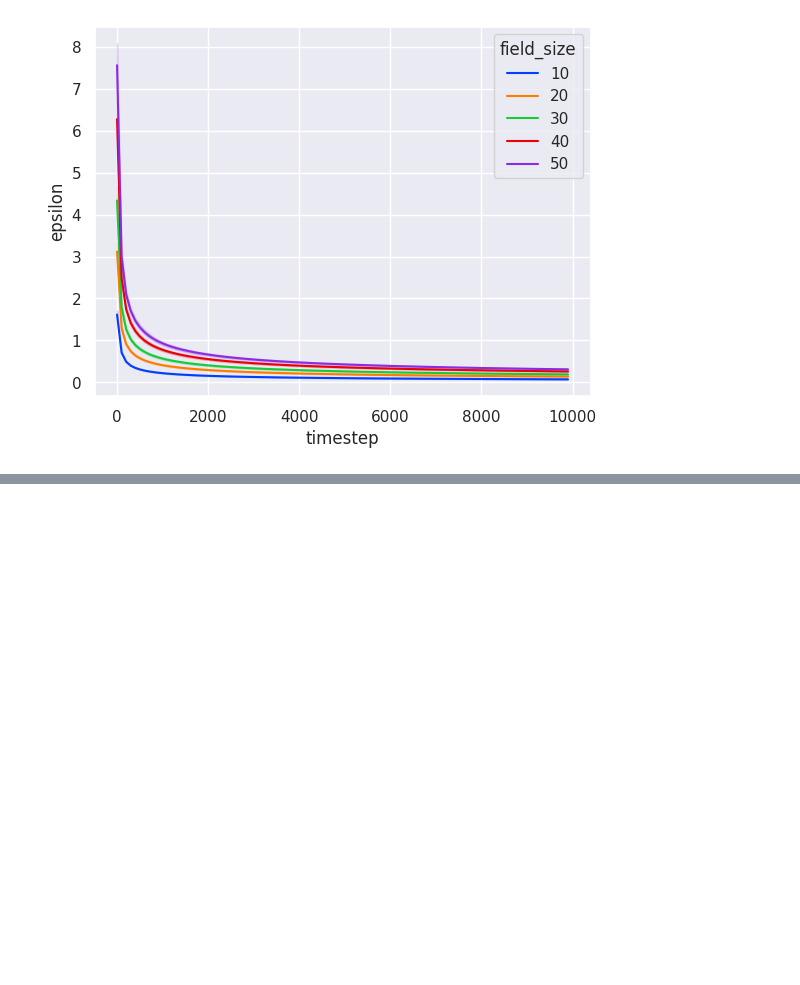
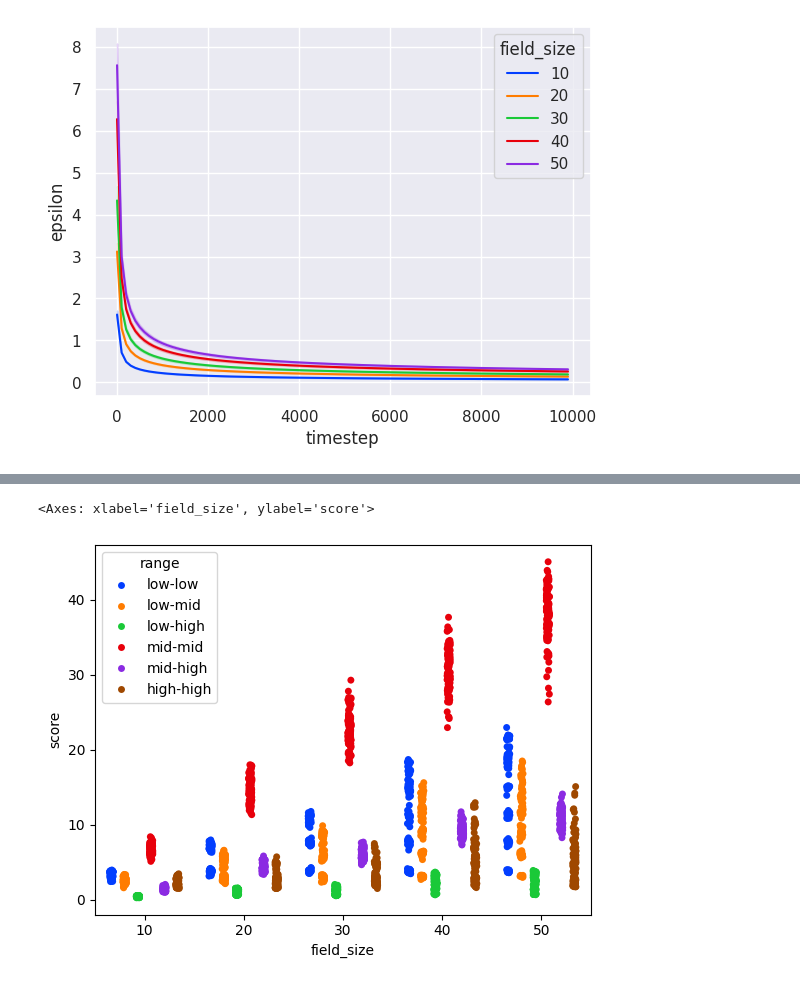
Before and after one commit to kuben-joz/algo-econ-hw3, a Jupyter notebook: src/report.ipynb, the cells around one changed output, grey strips where cells are left out. Drawn from its saved outputs; the diff is of its cells as text; code cells hidden in the pictures; blank space fills up the shorter version.

```diff
--- a/src/report.ipynb
+++ b/src/report.ipynb
@@ -206,3 +218,11 @@ with open("input_params.pkl", 'wb') as f:
+# %%
+if not cache_loaded:
+    epsilons_stacked = np.load(epsilons_cache_filepath)
+    attack_strats_stacked = np.load(attack_cache_filepath)
+    defend_strats_stacked = np.load(defend_cache_filepath)
+    battlefields_arr = np.load(battlefields_cache_filepath)
+    #with open(input_params_cache_filepath, 'wr') as f:
+    #    input_params = pickle.load(f)
 # %%
 import seaborn as sns
 import pandas as pd
@@ -280,0 +302,23 @@ The next approach was approximating epsilon for "no strategy" within 100000 roun
+# %%
+column_names = ["score", "field_size", "range"]
+
+def get_score_data():
+    for i,  (fs, ta, td, ra, rd) in enumerate(input_params):
+        battlefield = battlefields_arr[i][:fs]
+        att_p = Player(ta, attack_strats_stacked[i, :fs])
+        def_p = Player(td, defend_strats_stacked[i, :fs])
+        resp_att = bestPureResponseAtt(att_p, def_p, battlefield)
+        resp_def = bestPureResponseDef(att_p, def_p, battlefield)
+        score = np.sum(resp_att * battlefield * (1 - defend_strats_stacked[i, :fs]))
+        score += np.sum((1 - resp_def) * battlefield * attack_strats_stacked[i, :fs])
+        score /= 2
+        yield(score, fs, '-'.join((ra, rd)))
+
+
+df = pd.DataFrame(get_score_data(), columns=column_names)
+# %%
+#sns.jointplot(data=df, x="field_size", y="score", hue="range", palette='bright')
+sns.stripplot(data=df, x = 'field_size', y = 'score', hue="range", dodge=True, palette='bright')
+# %% [output]
+<Axes: xlabel='field_size', ylabel='score'>
+[figure, added]
```
Also changed, not shown: parts of 23 cells of this notebook, 1 other file.
